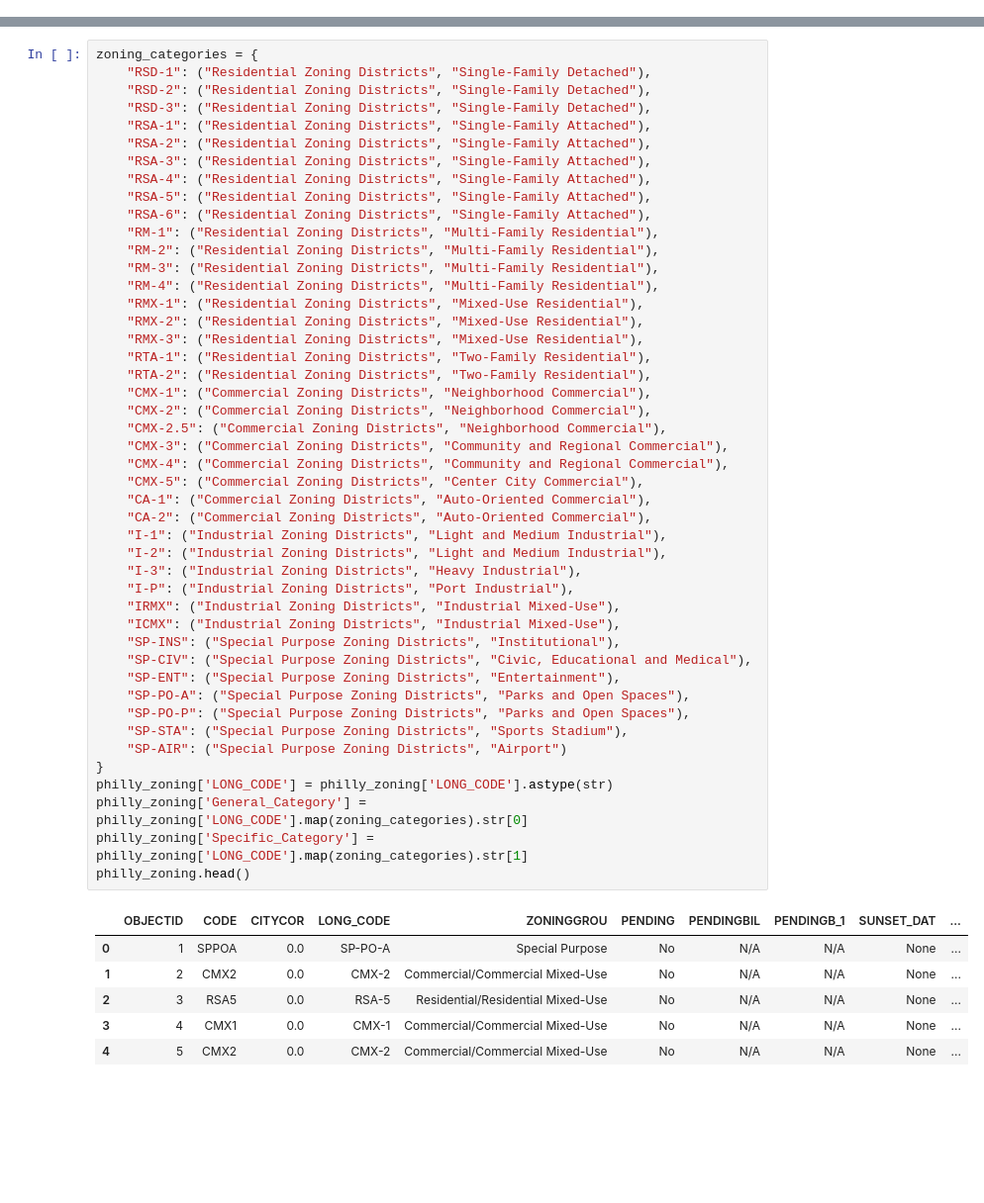
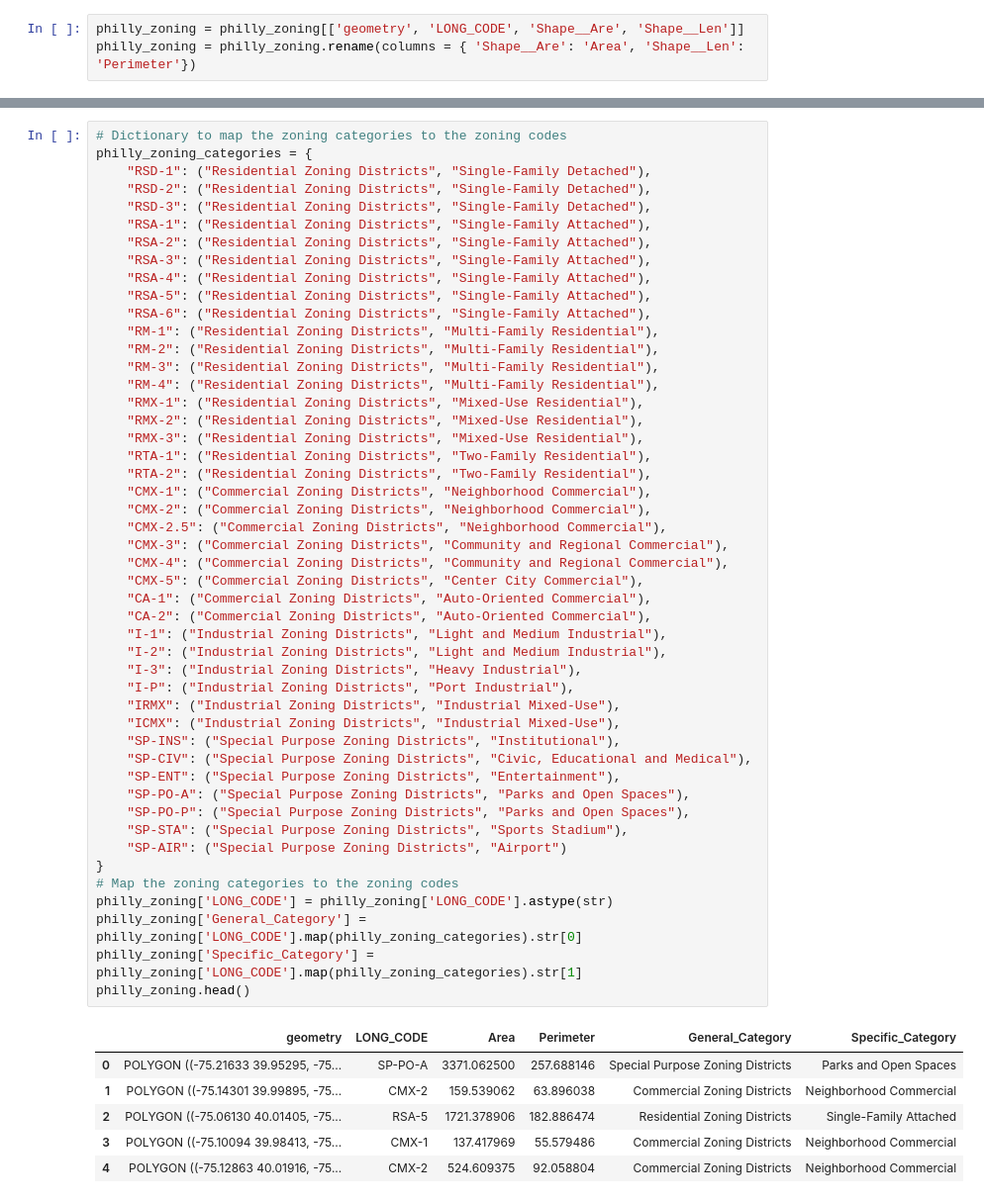
Before and after one commit to owenmcginley/SEPTA-Transit-Oriented-Development, a Jupyter notebook: SEPTA_Zoning_Regression.ipynb, the cells around one changed output, grey strips where cells are left out. Shown: that part at 99% size. Drawn from its saved outputs; the diff is of its cells as text; blank space fills up the shorter version.

Commit message:
Completed early draft of notebool
Fixed issue where Delaware County Zoning was not at the same scale, conducted very brief EDA and created a regression model.

```diff
--- a/SEPTA_Zoning_Regression.ipynb
+++ b/SEPTA_Zoning_Regression.ipynb
@@ -37,0 +49,3 @@ zoning = zoning.drop(['ZONINGGROU', 'Zoning'], axis=1)
+# %%
+philly_zoning = philly_zoning[['geometry', 'LONG_CODE', 'Shape__Are', 'Shape__Len']]
+philly_zoning = philly_zoning.rename(columns = { 'Shape__Are': 'Area', 'Shape__Len': 'Perimeter'})
@@ -38,5 +70,6 @@ zoning = zoning.drop(['ZONINGGROU', 'Zoning'], axis=1)
 # %%
-zoning_categories = {
+# Dictionary to map the zoning categories to the zoning codes
+philly_zoning_categories = {
     "RSD-1": ("Residential Zoning Districts", "Single-Family Detached"),
     "RSD-2": ("Residential Zoning Districts", "Single-Family Detached"),
     "RSD-3": ("Residential Zoning Districts", "Single-Family Detached"),
@@ -53,39 +86,40 @@ zoning_categories = {
     "RMX-1": ("Residential Zoning Districts", "Mixed-Use Residential"),
     "RMX-2": ("Residential Zoning Districts", "Mixed-Use Residential"),
     "RMX-3": ("Residential Zoning Districts", "Mixed-Use Residential"),
     "RTA-1": ("Residential Zoning Districts", "Two-Family Residential"),
     "RTA-2": ("Residential Zoning Districts", "Two-Family Residential"),
     "CMX-1": ("Commercial Zoning Districts", "Neighborhood Commercial"),
     "CMX-2": ("Commercial Zoning Districts", "Neighborhood Commercial"),
     "CMX-2.5": ("Commercial Zoning Districts", "Neighborhood Commercial"),
     "CMX-3": ("Commercial Zoning Districts", "Community and Regional Commercial"),
     "CMX-4": ("Commercial Zoning Districts", "Community and Regional Commercial"),
     "CMX-5": ("Commercial Zoning Districts", "Center City Commercial"),
     "CA-1": ("Commercial Zoning Districts", "Auto-Oriented Commercial"),
     "CA-2": ("Commercial Zoning Districts", "Auto-Oriented Commercial"),
     "I-1": ("Industrial Zoning Districts", "Light and Medium Industrial"),
     "I-2": ("Industrial Zoning Districts", "Light and Medium Industrial"),
     "I-3": ("Industrial Zoning Districts", "Heavy Industrial"),
     "I-P": ("Industrial Zoning Districts", "Port Industrial"),
     "IRMX": ("Industrial Zoning Districts", "Industrial Mixed-Use"),
     "ICMX": ("Industrial Zoning Districts", "Industrial Mixed-Use"),
     "SP-INS": ("Special Purpose Zoning Districts", "Institutional"),
     "SP-CIV": ("Special Purpose Zoning Districts", "Civic, Educational and Medical"),
     "SP-ENT": ("Special Purpose Zoning Districts", "Entertainment"),
     "SP-PO-A": ("Special Purpose Zoning Districts", "Parks and Open Spaces"),
     "SP-PO-P": ("Special Purpose Zoning Districts", "Parks and Open Spaces"),
     "SP-STA": ("Special Purpose Zoning Districts", "Sports Stadium"),
     "SP-AIR": ("Special Purpose Zoning Districts", "Airport")
 }
+# Map the zoning categories to the zoning codes
 philly_zoning['LONG_CODE'] = philly_zoning['LONG_CODE'].astype(str)
-philly_zoning['General_Category'] = philly_zoning['LONG_CODE'].map(zoning_categories).str[0]
-philly_zoning['Specific_Category'] = philly_zoning['LONG_CODE'].map(zoning_categories).str[1]
+philly_zoning['General_Category'] = philly_zoning['LONG_CODE'].map(philly_zoning_categories).str[0]
+philly_zoning['Specific_Category'] = philly_zoning['LONG_CODE'].map(philly_zoning_categories).str[1]
 philly_zoning.head()
 # %% [output]
-|  | OBJECTID | CODE | CITYCOR | LONG_CODE | ZONINGGROU | PENDING | PENDINGBIL | PENDINGB_1 | SUNSET_DAT | ... |
-| 0 | 1 | SPPOA | 0.0 | SP-PO-A | Special Purpose | No | N/A | N/A | None | ... |
-| 1 | 2 | CMX2 | 0.0 | CMX-2 | Commercial/Commercial Mixed-Use | No | N/A | N/A | None | ... |
-| 2 | 3 | RSA5 | 0.0 | RSA-5 | Residential/Residential Mixed-Use | No | N/A | N/A | None | ... |
-| 3 | 4 | CMX1 | 0.0 | CMX-1 | Commercial/Commercial Mixed-Use | No | N/A | N/A | None | ... |
-| 4 | 5 | CMX2 | 0.0 | CMX-2 | Commercial/Commercial Mixed-Use | No | N/A | N/A | None | ... |
+|  | geometry | LONG_CODE | Area | Perimeter | General_Category | Specific_Category |
+| 0 | POLYGON ((-75.21633 39.95295, -75... | SP-PO-A | 3371.062500 | 257.688146 | Special Purpose Zoning Districts | Parks and Open Spaces |
+| 1 | POLYGON ((-75.14301 39.99895, -75... | CMX-2 | 159.539062 | 63.896038 | Commercial Zoning Districts | Neighborhood Commercial |
+| 2 | POLYGON ((-75.06130 40.01405, -75... | RSA-5 | 1721.378906 | 182.886474 | Residential Zoning Districts | Single-Family Attached |
+| 3 | POLYGON ((-75.10094 39.98413, -75... | CMX-1 | 137.417969 | 55.579486 | Commercial Zoning Districts | Neighborhood Commercial |
+| 4 | POLYGON ((-75.12863 40.01916, -75... | CMX-2 | 524.609375 | 92.058804 | Commercial Zoning Districts | Neighborhood Commercial |
 # %%
```
Also changed, not shown: parts of 27 cells of this notebook.
